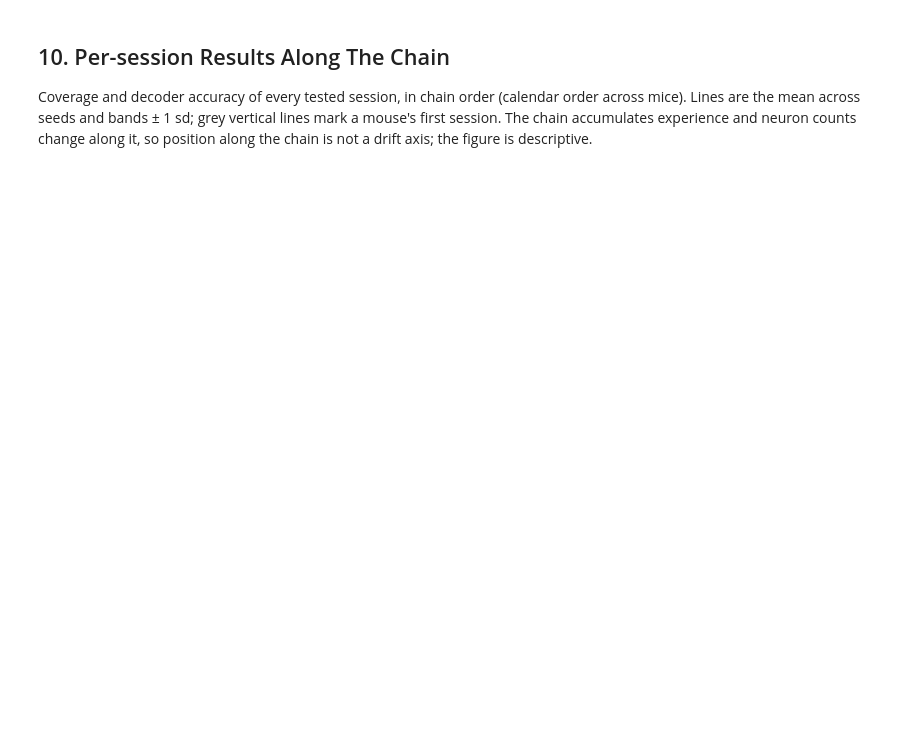
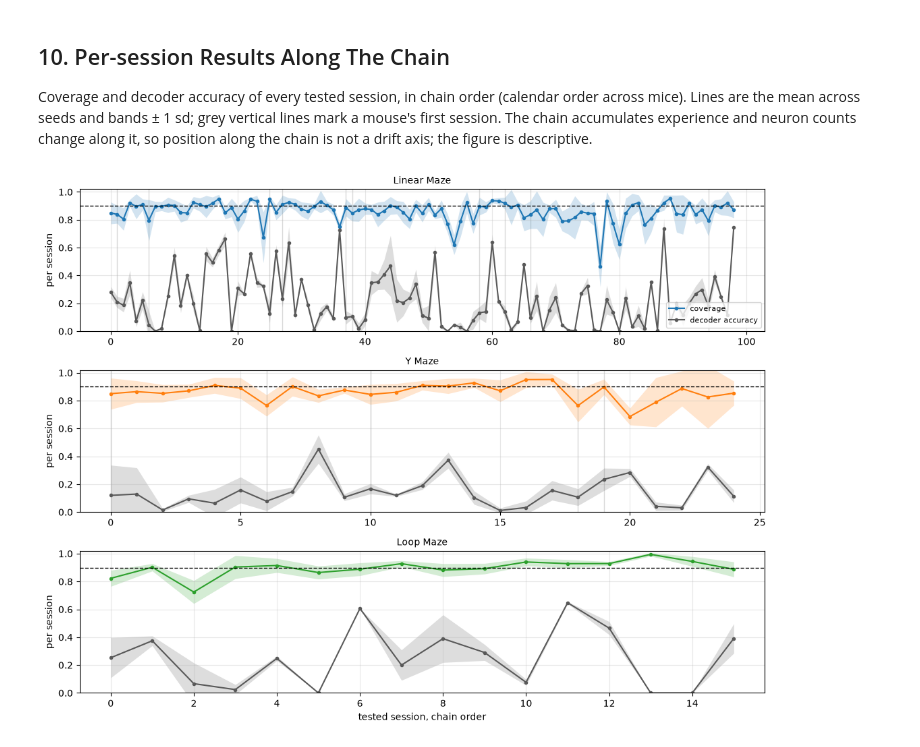
Before and after one commit to ada-ggf25/Conformal-BCI, a Jupyter notebook: analyses/cross_maze.ipynb, the cells around one changed output. Saved outputs shown, nothing was run; the diff lists cells and outputs as text; code cells hidden in the pictures; blank space fills up the shorter version.

```diff
--- a/analyses/cross_maze.ipynb
+++ b/analyses/cross_maze.ipynb
@@ -721,28 +761,29 @@ Coverage and decoder accuracy of every tested session, in chain order (calendar
 # %%
 if mazes:
     fig, axs = plt.subplots(
         len(order), 1, figsize=(11, 2.8 * len(order)), squeeze=False
     )
     for a, p in zip(axs[:, 0], order, strict=True):
         t = seed_per_session_table(mazes[p])
         x = np.arange(len(t["sessions"]))
         for key, color, label in (
             ("coverage", MAZE_COLORS[p], "coverage"),
             ("accuracy", "0.35", "decoder accuracy"),
         ):
             m, sd = np.array(t[key]), err(t[f"{key}_sd"])
             a.plot(x, m, "o-", ms=3, color=color, label=label)
             a.fill_between(x, m - sd, m + sd, color=color, alpha=0.2, lw=0)
         for i, first in enumerate(t["first_of_mouse"]):
             if first:
                 a.axvline(i, color="0.85", lw=1, zorder=0)
         a.axhline(t["target"], ls="--", color="k", lw=1)
         a.set_ylim(0, 1.02)
         a.set_title(MAZE_LABELS[p], fontsize=10)
         a.set_ylabel("per session")
         a.grid(alpha=0.3)
     axs[0, 0].legend(fontsize=8, loc="lower right")
     axs[-1, 0].set_xlabel("tested session, chain order")
     plt.tight_layout()
-    save_report_figure(fig, "chain-per-session.png")
     plt.show()
+# %% [output]
+[figure, added]
```
Also changed, not shown: parts of 14 cells of this notebook, 2 other files.
